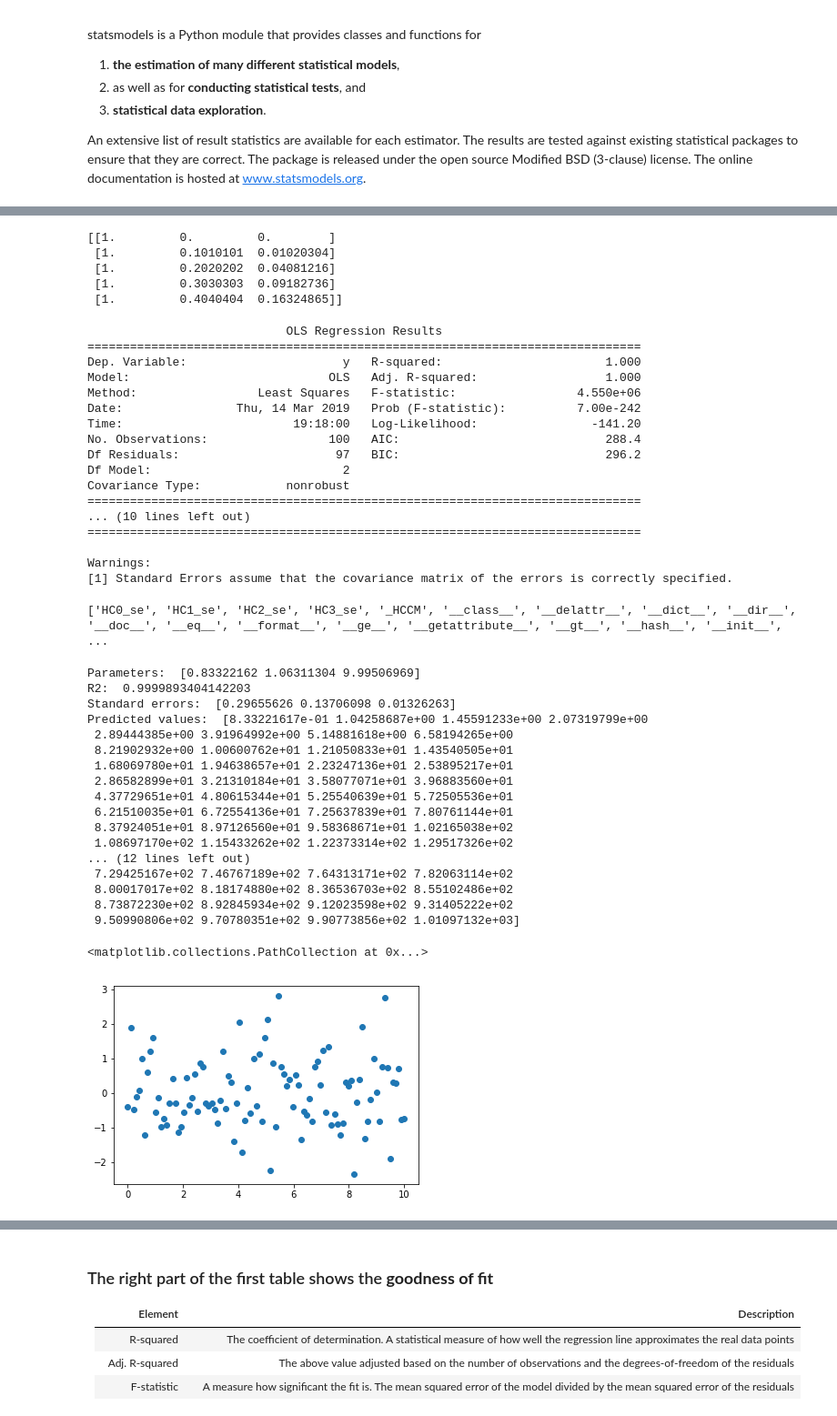
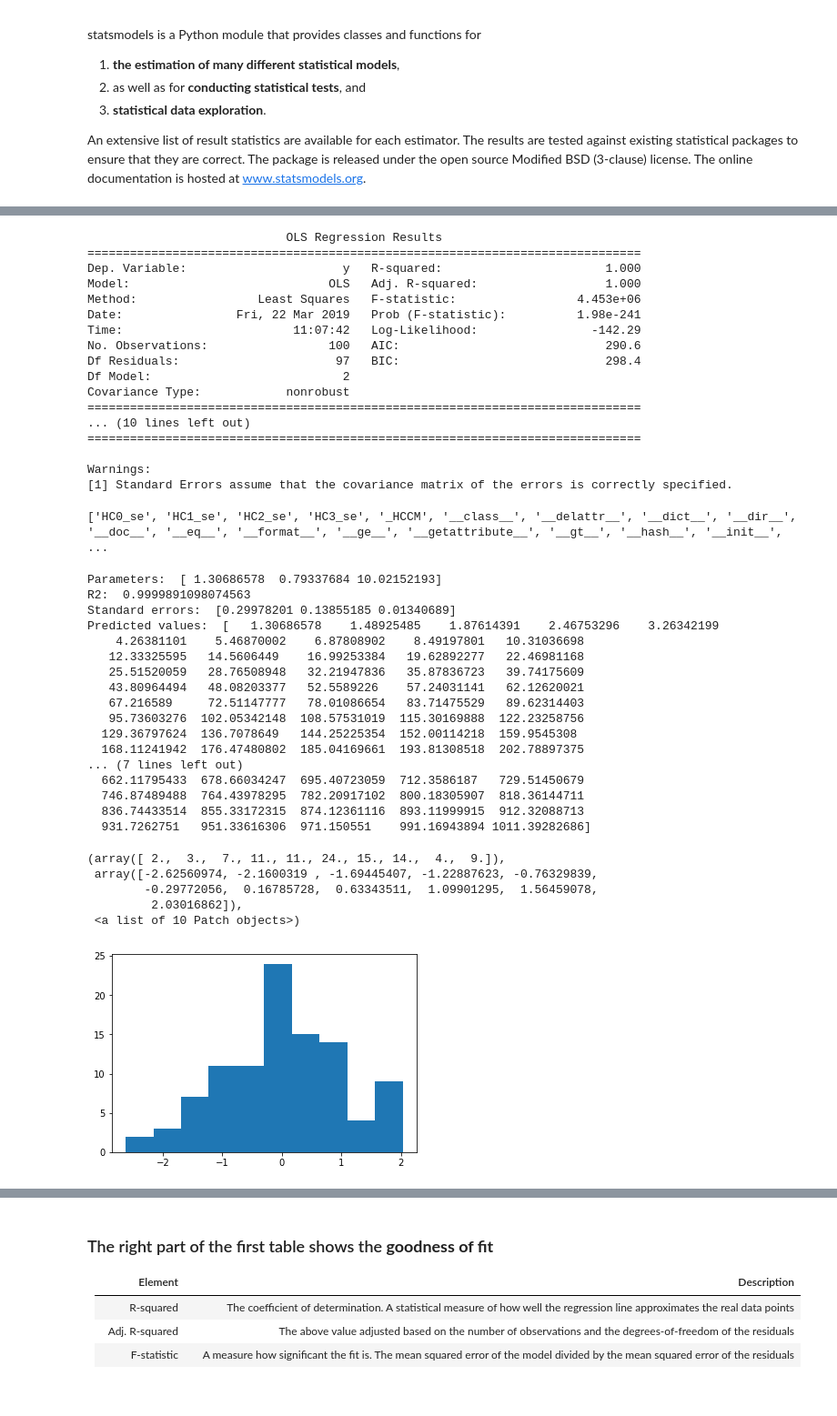
Before and after one commit to bradleylee/Marketing-DataScience, a Jupyter notebook: Lecture0.5-Statsmodels.ipynb, the cells around one changed output, grey strips where cells are left out. Shown: that part at 91% size. Cells and saved outputs as stored; diff of their text form; code cells hidden in the pictures.

```diff
--- a/Lecture0.5-Statsmodels.ipynb
+++ b/Lecture0.5-Statsmodels.ipynb
@@ -20,20 +52,13 @@ np.random.seed(20190314)
 # %%
 # create artificial data
 nsample = 100
-x = np.linspace(0, 10, 100)
+x = np.linspace(0, 10, nsample)
 X = np.column_stack((x, x**2))
 beta = np.array([1, 1, 10])
 e = np.random.normal(size=nsample) # noise or measurement error
 # %%
 X = sm.add_constant(X) # add a column of 1 for intercept
 y = np.dot(X, beta) + e # response with noise
-print(X[:5,:])
-# %% [output]
-[[1.         0.         0.        ]
- [1.         0.1010101  0.01020304]
- [1.         0.2020202  0.04081216]
- [1.         0.3030303  0.09182736]
- [1.         0.4040404  0.16324865]]
 # %%
 # fit by OLS
 model = sm.OLS(y, X) #create model
@@ -44,11 +69,11 @@ print(results.summary())
 ==============================================================================
 Dep. Variable:                      y   R-squared:                       1.000
 Model:                            OLS   Adj. R-squared:                  1.000
-Method:                 Least Squares   F-statistic:                 4.550e+06
-Date:                Thu, 14 Mar 2019   Prob (F-statistic):          7.00e-242
-Time:                        19:18:00   Log-Likelihood:                -141.20
-No. Observations:                 100   AIC:                             288.4
-Df Residuals:                      97   BIC:                             296.2
+Method:                 Least Squares   F-statistic:                 4.453e+06
+Date:                Fri, 22 Mar 2019   Prob (F-statistic):          1.98e-241
+Time:                        11:07:42   Log-Likelihood:                -142.29
+No. Observations:                 100   AIC:                             290.6
+Df Residuals:                      97   BIC:                             298.4
 Df Model:                           2
 Covariance Type:            nonrobust
 ==============================================================================
@@ -67,28 +92,32 @@ print('R2: ', results.rsquared)
 print('Standard errors: ', results.bse)
 print('Predicted values: ', results.predict())
 # %% [output]
-Parameters:  [0.83322162 1.06311304 9.99506969]
-R2:  0.9999893404142203
-Standard errors:  [0.29655626 0.13706098 0.01326263]
-Predicted values:  [8.33221617e-01 1.04258687e+00 1.45591233e+00 2.07319799e+00
- 2.89444385e+00 3.91964992e+00 5.14881618e+00 6.58194265e+00
- 8.21902932e+00 1.00600762e+01 1.21050833e+01 1.43540505e+01
- 1.68069780e+01 1.94638657e+01 2.23247136e+01 2.53895217e+01
- 2.86582899e+01 3.21310184e+01 3.58077071e+01 3.96883560e+01
- 4.37729651e+01 4.80615344e+01 5.25540639e+01 5.72505536e+01
- 6.21510035e+01 6.72554136e+01 7.25637839e+01 7.80761144e+01
- 8.37924051e+01 8.97126560e+01 9.58368671e+01 1.02165038e+02
- 1.08697170e+02 1.15433262e+02 1.22373314e+02 1.29517326e+02
-... (12 lines left out)
- 7.29425167e+02 7.46767189e+02 7.64313171e+02 7.82063114e+02
- 8.00017017e+02 8.18174880e+02 8.36536703e+02 8.55102486e+02
- 8.73872230e+02 8.92845934e+02 9.12023598e+02 9.31405222e+02
- 9.50990806e+02 9.70780351e+02 9.90773856e+02 1.01097132e+03]
+Parameters:  [ 1.30686578  0.79337684 10.02152193]
+R2:  0.9999891098074563
+Standard errors:  [0.29978201 0.13855185 0.01340689]
+Predicted values:  [   1.30686578    1.48925485    1.87614391    2.46753296    3.26342199
+    4.26381101    5.46870002    6.87808902    8.49197801   10.31036698
+   12.33325595   14.5606449    16.99253384   19.62892277   22.46981168
+   25.51520059   28.76508948   32.21947836   35.87836723   39.74175609
+   43.80964494   48.08203377   52.5589226    57.24031141   62.12620021
+   67.216589     72.51147777   78.01086654   83.71475529   89.62314403
+   95.73603276  102.05342148  108.57531019  115.30169888  122.23258756
+  129.36797624  136.7078649   144.25225354  152.00114218  159.9545308
+  168.11241942  176.47480802  185.04169661  193.81308518  202.78897375
+... (7 lines left out)
+  662.11795433  678.66034247  695.40723059  712.3586187   729.51450679
+  746.87489488  764.43978295  782.20917102  800.18305907  818.36144711
+  836.74433514  855.33172315  874.12361116  893.11999915  912.32088713
+  931.7262751   951.33616306  971.150551    991.16943894 1011.39282686]
 # %%
-plt.scatter(x,results.predict()-y)
+plt.hist(results.predict()-y)
 # %% [output]
-<matplotlib.collections.PathCollection at 0x...>
+(array([ 2.,  3.,  7., 11., 11., 24., 15., 14.,  4.,  9.]),
+ array([-2.62560974, -2.1600319 , -1.69445407, -1.22887623, -0.76329839,
+        -0.29772056,  0.16785728,  0.63343511,  1.09901295,  1.56459078,
+         2.03016862]),
+ <a list of 10 Patch objects>)
-[figure, old version]
+[figure, new version]
 # %% [markdown]
 # How to interpret the summary?
 ### The left part of the first table provides **basic information** about the model fit:
```
Also changed, not shown: parts of 9 cells of this notebook, 1 other file.
